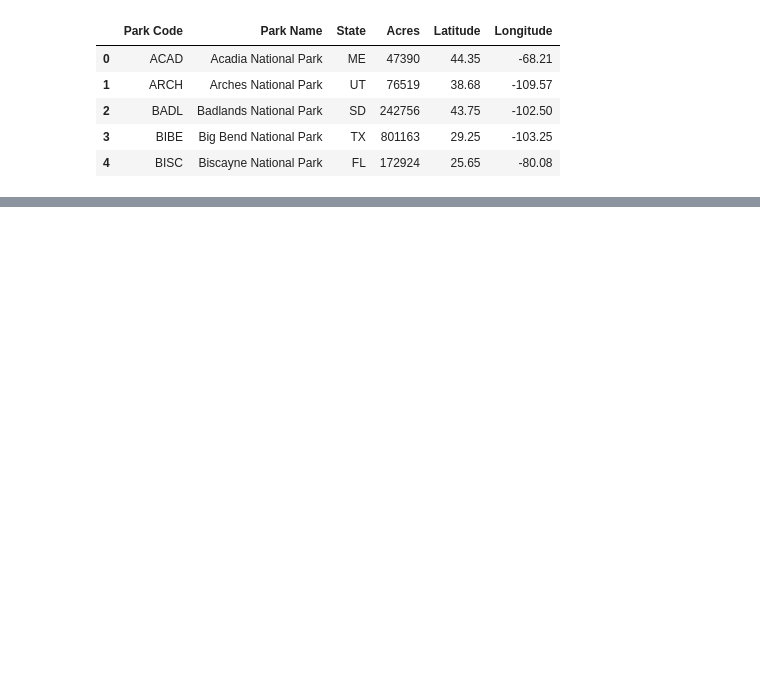
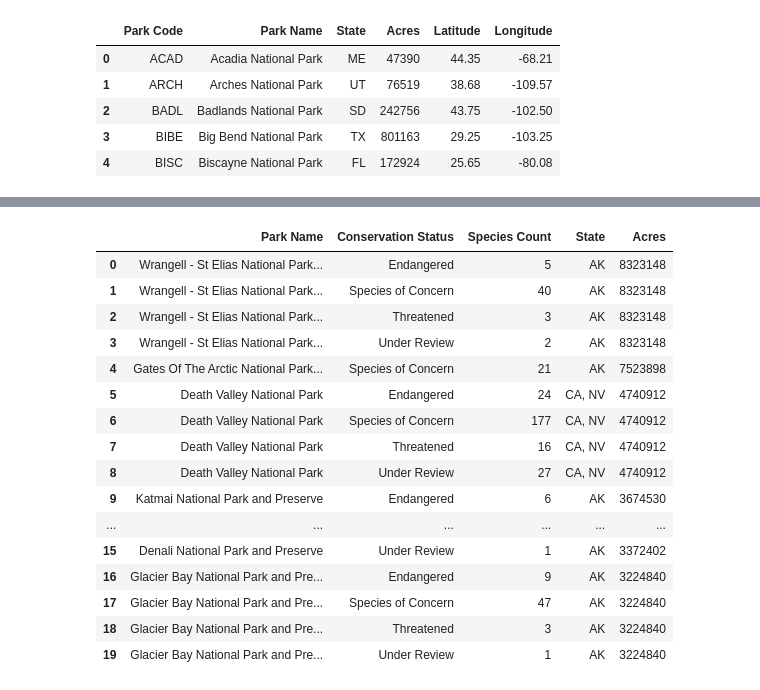
Before and after one commit to gabrielaza22/project-3-group-01, a Jupyter notebook: Sarah/Data_engineering_eda/Q3.ipynb, the cells around one changed output, grey strips where cells are left out. Cells and saved outputs as stored; diff of their text form; code cells hidden in the pictures; blank space fills up the shorter version.

```diff
--- a/Sarah/Data_engineering_eda/Q3.ipynb
+++ b/Sarah/Data_engineering_eda/Q3.ipynb
@@ -149 +143,26 @@ Extinct                   1
 Name: count, dtype: int64
+# %%
+# Narrow Conservation Status values to those of interest
+cons_values = ["Species of Concern", "Endangered", "Under Review", "Threatened"]
+
+mask = q3_df["Conservation Status"].isin(cons_values)
+df2 = q3_df[mask]
+df2.head(20)
+# %% [output]
+|  | Park Name | Conservation Status | Species Count | State | Acres |
+| 0 | Wrangell - St Elias National Park... | Endangered | 5 | AK | 8323148 |
+| 1 | Wrangell - St Elias National Park... | Species of Concern | 40 | AK | 8323148 |
+| 2 | Wrangell - St Elias National Park... | Threatened | 3 | AK | 8323148 |
+| 3 | Wrangell - St Elias National Park... | Under Review | 2 | AK | 8323148 |
+| 4 | Gates Of The Arctic National Park... | Species of Concern | 21 | AK | 7523898 |
+| 5 | Death Valley National Park | Endangered | 24 | CA, NV | 4740912 |
+| 6 | Death Valley National Park | Species of Concern | 177 | CA, NV | 4740912 |
+| 7 | Death Valley National Park | Threatened | 16 | CA, NV | 4740912 |
+| 8 | Death Valley National Park | Under Review | 27 | CA, NV | 4740912 |
+| 9 | Katmai National Park and Preserve | Endangered | 6 | AK | 3674530 |
+| ... | ... | ... | ... | ... | ... |
+| 15 | Denali National Park and Preserve | Under Review | 1 | AK | 3372402 |
+| 16 | Glacier Bay National Park and Pre... | Endangered | 9 | AK | 3224840 |
+| 17 | Glacier Bay National Park and Pre... | Species of Concern | 47 | AK | 3224840 |
+| 18 | Glacier Bay National Park and Pre... | Threatened | 3 | AK | 3224840 |
+| 19 | Glacier Bay National Park and Pre... | Under Review | 1 | AK | 3224840 |
```
Also changed, not shown: parts of 4 cells of this notebook.
